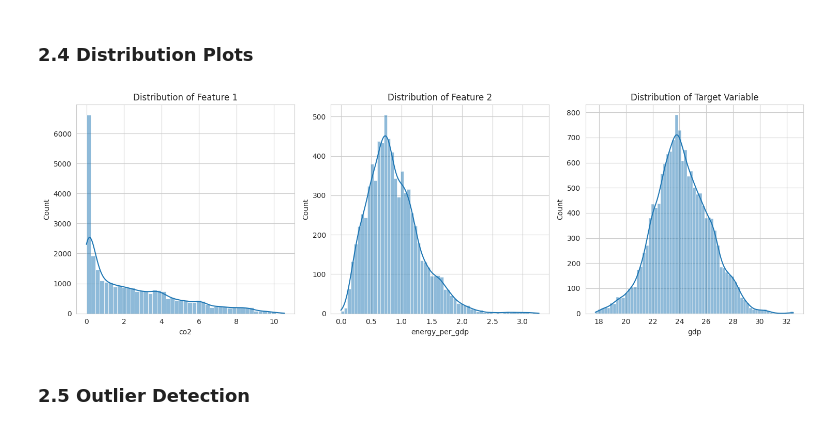
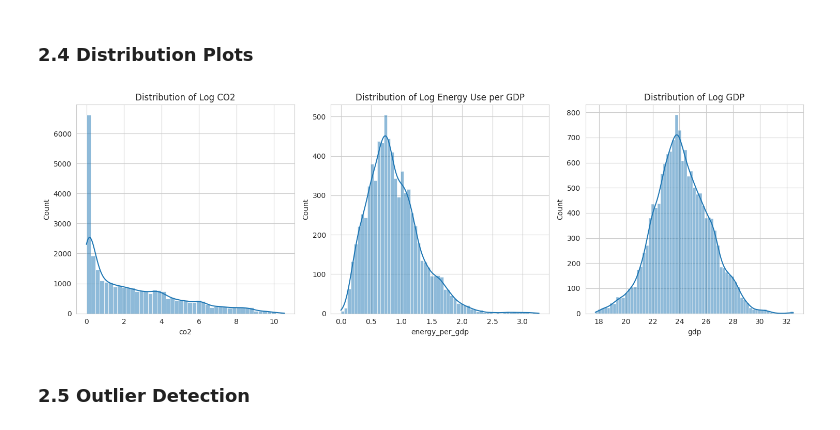
Before and after one commit to aydanali/ECON3916-Stats-and-ML, a Jupyter notebook: FinalProject/3916_final_project_starter.ipynb, the cells around one changed output. Saved outputs shown, nothing was run; the diff lists cells and outputs as text; code cells hidden in the pictures.

```diff
--- a/FinalProject/3916_final_project_starter.ipynb
+++ b/FinalProject/3916_final_project_starter.ipynb
@@ -168,25 +176,25 @@ Length: 77, dtype: float64
 # %%
 # ============================================================
 # 2.4 Distribution of key features (Ch 3)
 # ============================================================
 
 # Plot distributions for your most important features
 fig, axes = plt.subplots(1, 3, figsize=(15, 5))
 
  # log transformed variables due to non-fitting
 sns.histplot(np.log1p(df['co2']), kde=True, ax=axes[0])
-axes[0].set_title('Distribution of Feature 1')
+axes[0].set_title('Distribution of Log CO2')
 
 sns.histplot(np.log1p(df['energy_per_gdp']), kde=True, ax=axes[1])
-axes[1].set_title('Distribution of Feature 2')
+axes[1].set_title('Distribution of Log Energy Use per GDP')
 
 sns.histplot(np.log1p(df['gdp']), kde=True, ax=axes[2])
-axes[2].set_title('Distribution of Target Variable')
+axes[2].set_title('Distribution of Log GDP')
 
 plt.tight_layout()
 plt.show()
 # %% [output]
-[figure, old version]
+[figure, new version]
 # %% [markdown]
 ### 2.5 Outlier Detection
 # %%
```
Also changed, not shown: parts of 11 cells of this notebook.
